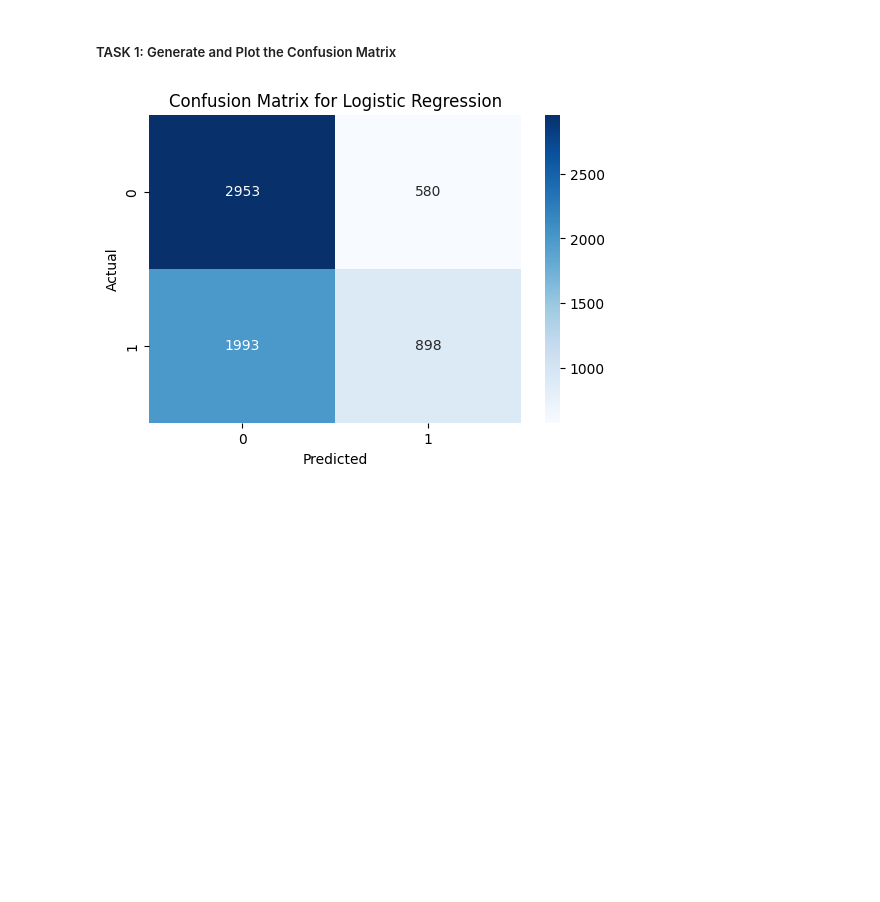
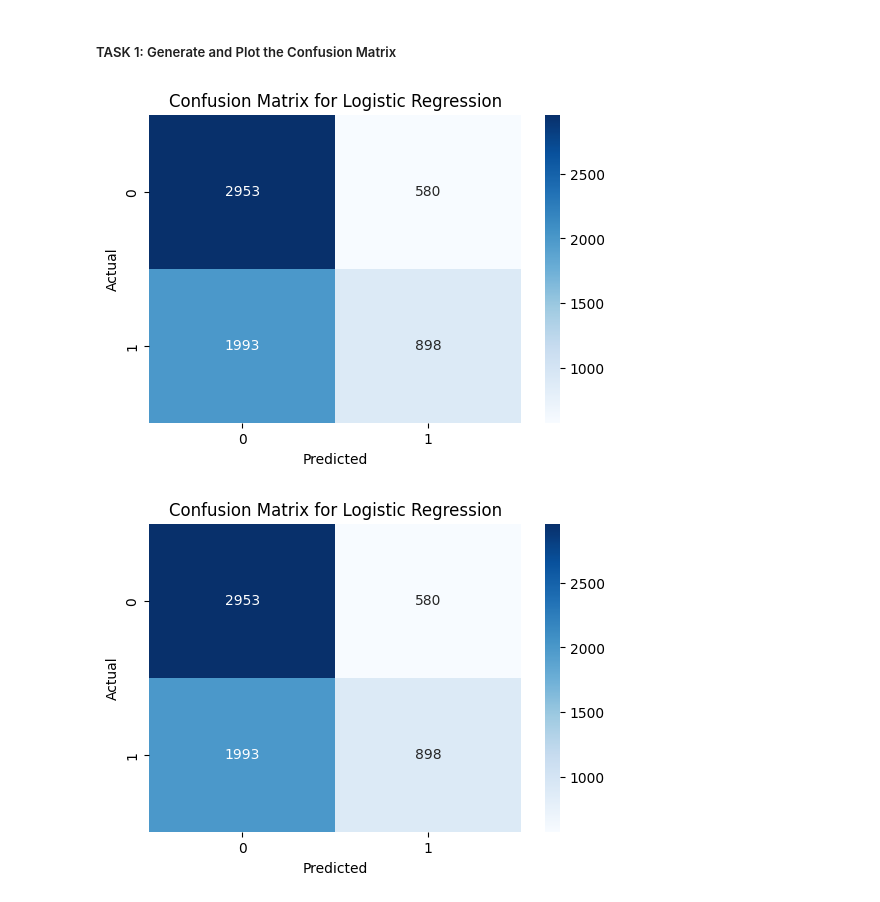
Before and after one commit to bmontoyag/UTEC_MISTI_2026, a Jupyter notebook: kobe_modelvalidation_exercises.ipynb, the cells around one changed output. Drawn from its saved outputs; the diff is of its cells as text; code cells hidden in the pictures; blank space fills up the shorter version.

```diff
--- a/kobe_modelvalidation_exercises.ipynb
+++ b/kobe_modelvalidation_exercises.ipynb
@@ -164,16 +164,18 @@ logReg_val_class = logReg.predict(val[feat])
 # %%
 # TASK 1 EXERCISE
 
 # Create confusion matrix
-conf_matrix = <REPLACE ME AND MY ARROWS>
+conf_matrix = confusion_matrix(val[label], logReg_val_class)
 
 # Plot confusion matrix using heatmap
 plt.figure(figsize=(6, 4))
 sns.heatmap(conf_matrix, annot=True, fmt='d', cmap='Blues')
 plt.title("Confusion Matrix for Logistic Regression")
 plt.xlabel("Predicted")
 plt.ylabel("Actual")
 plt.show()
+# %% [output]
+[figure, added]
 # %%
 # TASK 1 SOLUTION
 
```
Also changed, not shown: parts of 6 cells of this notebook.
